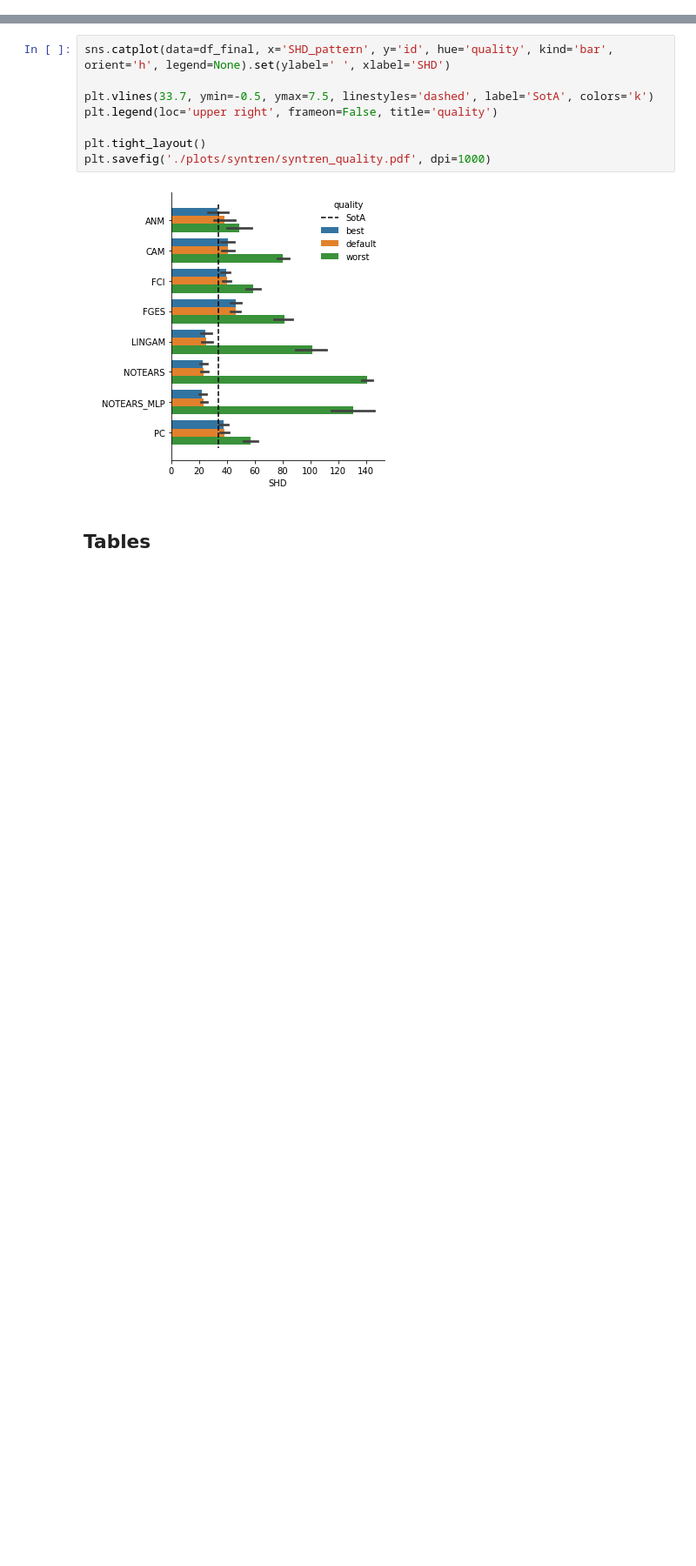
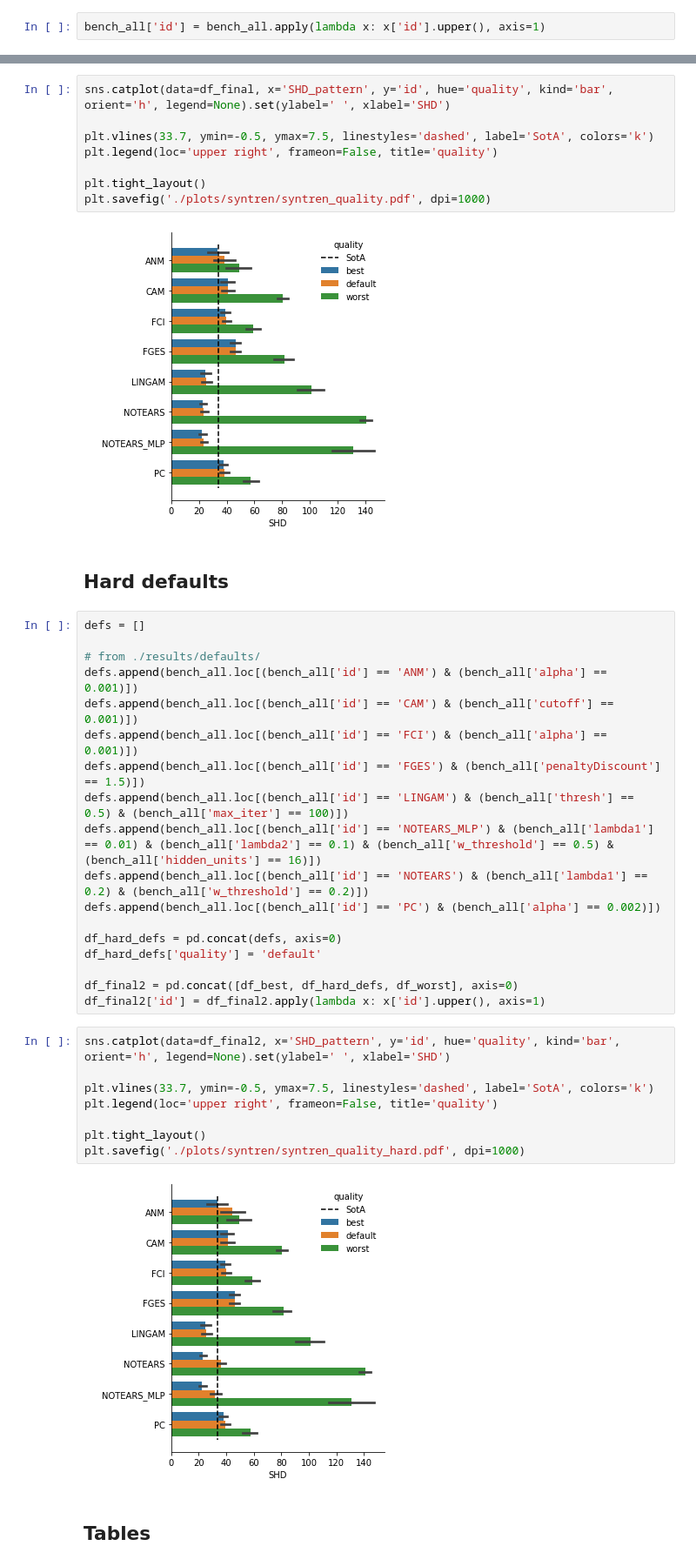
Before and after one commit to misoc-mml/hyperparams-causal-discovery, a Jupyter notebook: hyperparams/syntren.ipynb, the cells around one changed output, grey strips where cells are left out. Shown at 87% size. Saved outputs shown, nothing was run; the diff lists cells and outputs as text; blank space fills up the shorter version.

```diff
--- a/hyperparams/syntren.ipynb
+++ b/hyperparams/syntren.ipynb
@@ -60,5 +62,7 @@ gcastle_anm
 cdt_cam
 gcastle_notears
 gcastle_notears_nonlinear
+# %%
+bench_all['id'] = bench_all.apply(lambda x: x['id'].upper(), axis=1)
 # %% [markdown]
 ## Plots
@@ -104,6 +92,36 @@ plt.tight_layout()
 plt.savefig('./plots/syntren/syntren_quality.pdf', dpi=1000)
 # %% [output]
 [figure]
+# %% [markdown]
+## Hard defaults
+# %%
+defs = []
+
+# from ./results/defaults/
+defs.append(bench_all.loc[(bench_all['id'] == 'ANM') & (bench_all['alpha'] == 0.001)])
+defs.append(bench_all.loc[(bench_all['id'] == 'CAM') & (bench_all['cutoff'] == 0.001)])
+defs.append(bench_all.loc[(bench_all['id'] == 'FCI') & (bench_all['alpha'] == 0.001)])
+defs.append(bench_all.loc[(bench_all['id'] == 'FGES') & (bench_all['penaltyDiscount'] == 1.5)])
+defs.append(bench_all.loc[(bench_all['id'] == 'LINGAM') & (bench_all['thresh'] == 0.5) & (bench_all['max_iter'] == 100)])
+defs.append(bench_all.loc[(bench_all['id'] == 'NOTEARS_MLP') & (bench_all['lambda1'] == 0.01) & (bench_all['lambda2'] == 0.1) & (bench_all['w_threshold'] == 0.5) & (bench_all['hidden_units'] == 16)])
+defs.append(bench_all.loc[(bench_all['id'] == 'NOTEARS') & (bench_all['lambda1'] == 0.2) & (bench_all['w_threshold'] == 0.2)])
+defs.append(bench_all.loc[(bench_all['id'] == 'PC') & (bench_all['alpha'] == 0.002)])
+
+df_hard_defs = pd.concat(defs, axis=0)
+df_hard_defs['quality'] = 'default'
+
+df_final2 = pd.concat([df_best, df_hard_defs, df_worst], axis=0)
+df_final2['id'] = df_final2.apply(lambda x: x['id'].upper(), axis=1)
+# %%
+sns.catplot(data=df_final2, x='SHD_pattern', y='id', hue='quality', kind='bar', orient='h', legend=None).set(ylabel=' ', xlabel='SHD')
+
+plt.vlines(33.7, ymin=-0.5, ymax=7.5, linestyles='dashed', label='SotA', colors='k')
+plt.legend(loc='upper right', frameon=False, title='quality')
+
+plt.tight_layout()
+plt.savefig('./plots/syntren/syntren_quality_hard.pdf', dpi=1000)
+# %% [output]
+[figure, added]
 # %% [markdown]
 ## Tables
 # %%
```
Also changed, not shown: parts of 2 cells of this notebook, 4 other files.
